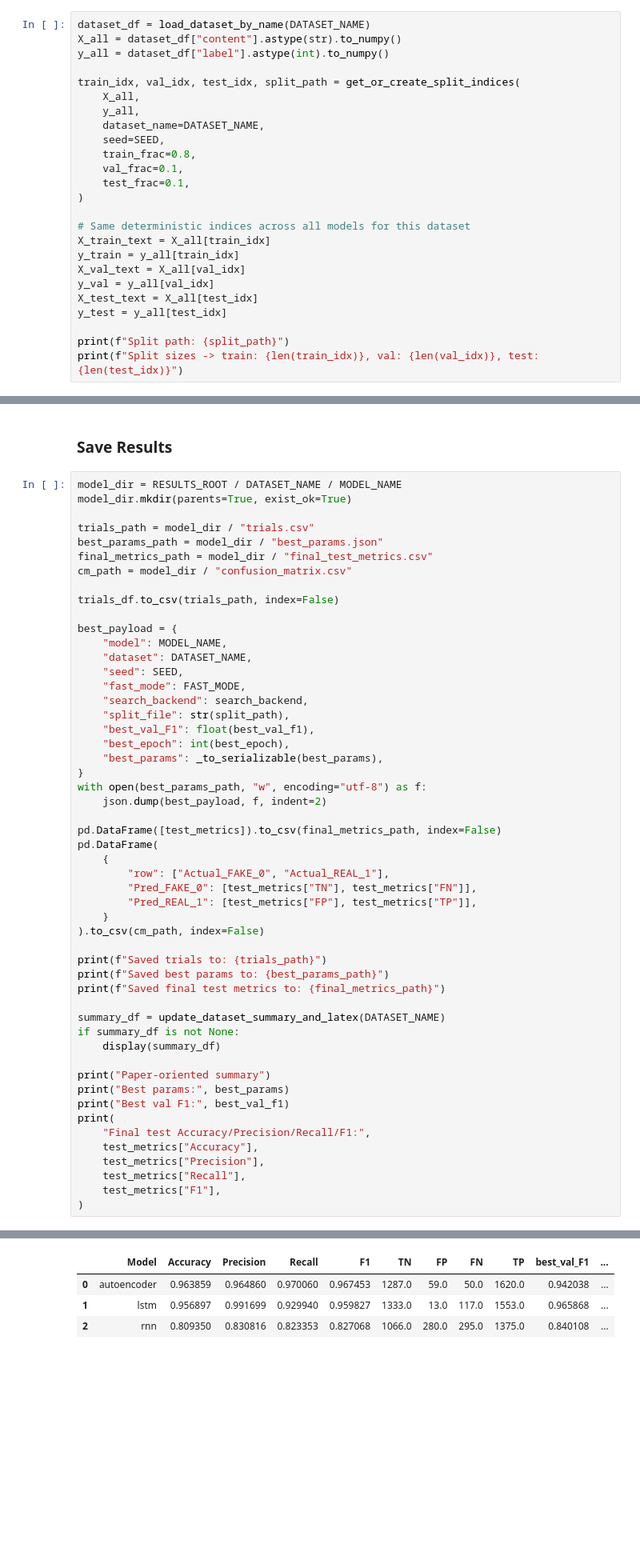
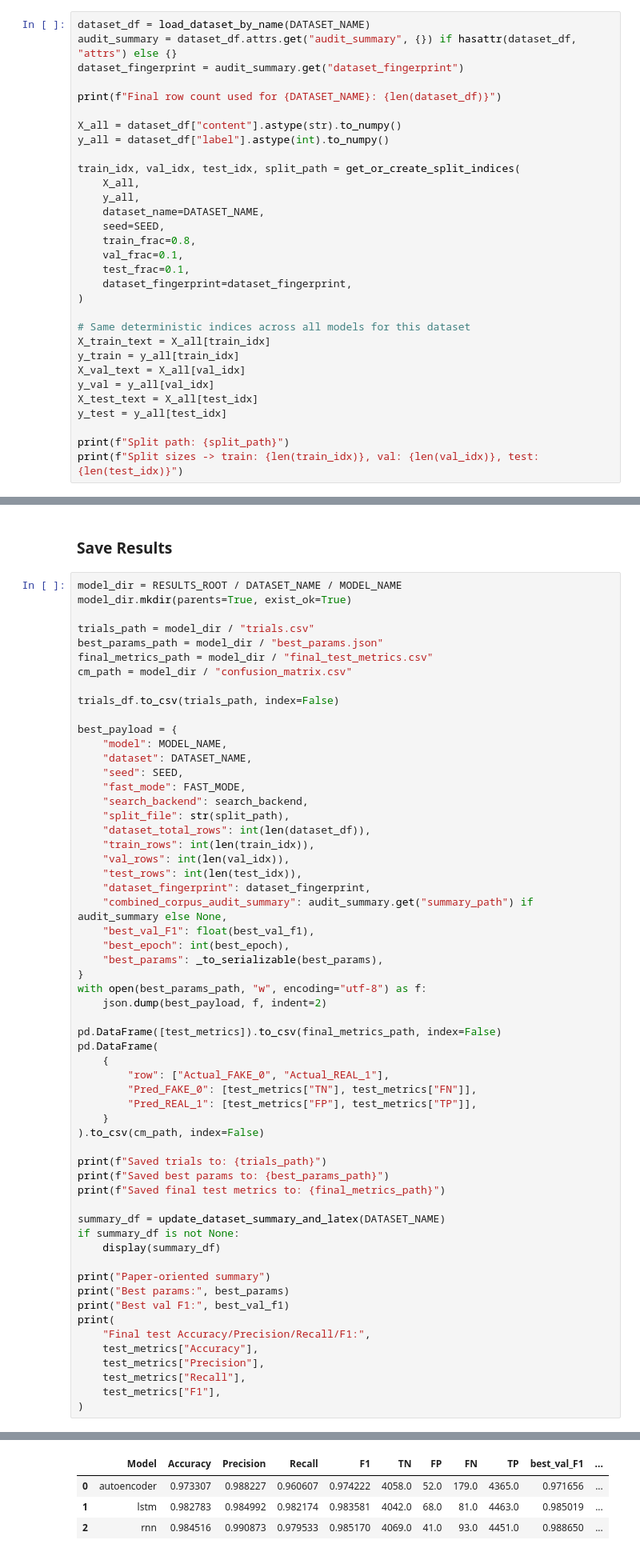
Before and after one commit to Matt-Muscedere/Machine-Learning-Methods-for-Automated-Fake-News-Detection, a Jupyter notebook: Autoencoder.ipynb, the cells around one changed output, grey strips where cells are left out. Shown at 80% size. Saved outputs shown, nothing was run; the diff lists cells and outputs as text; blank space fills up the shorter version.

Commit message:
Add Autoencoder results

```diff
--- a/Autoencoder.ipynb
+++ b/Autoencoder.ipynb
@@ -1073,6 +1091,11 @@ Current DATASET_NAME: combined_corpus
 ### Create/Load Deterministic Splits
 # %%
 dataset_df = load_dataset_by_name(DATASET_NAME)
+audit_summary = dataset_df.attrs.get("audit_summary", {}) if hasattr(dataset_df, "attrs") else {}
+dataset_fingerprint = audit_summary.get("dataset_fingerprint")
+
+print(f"Final row count used for {DATASET_NAME}: {len(dataset_df)}")
+
 X_all = dataset_df["content"].astype(str).to_numpy()
 y_all = dataset_df["label"].astype(int).to_numpy()
 
@@ -1084,6 +1107,7 @@ train_idx, val_idx, test_idx, split_path = get_or_create_split_indices(
     train_frac=0.8,
     val_frac=0.1,
     test_frac=0.1,
+    dataset_fingerprint=dataset_fingerprint,
 )
 
 # Same deterministic indices across all models for this dataset
@@ -1457,6 +1480,12 @@ best_payload = {
     "fast_mode": FAST_MODE,
     "search_backend": search_backend,
     "split_file": str(split_path),
+    "dataset_total_rows": int(len(dataset_df)),
+    "train_rows": int(len(train_idx)),
+    "val_rows": int(len(val_idx)),
+    "test_rows": int(len(test_idx)),
+    "dataset_fingerprint": dataset_fingerprint,
+    "combined_corpus_audit_summary": audit_summary.get("summary_path") if audit_summary else None,
     "best_val_F1": float(best_val_f1),
     "best_epoch": int(best_epoch),
     "best_params": _to_serializable(best_params),
@@ -1471,35 +1500,35 @@ pd.DataFrame(
         "Pred_FAKE_0": [test_metrics["TN"], test_metrics["FN"]],
         "Pred_REAL_1": [test_metrics["FP"], test_metrics["TP"]],
     }
 ).to_csv(cm_path, index=False)
 
 print(f"Saved trials to: {trials_path}")
 print(f"Saved best params to: {best_params_path}")
 print(f"Saved final test metrics to: {final_metrics_path}")
 
 summary_df = update_dataset_summary_and_latex(DATASET_NAME)
 if summary_df is not None:
     display(summary_df)
 
 print("Paper-oriented summary")
 print("Best params:", best_params)
 print("Best val F1:", best_val_f1)
 print(
     "Final test Accuracy/Precision/Recall/F1:",
     test_metrics["Accuracy"],
     test_metrics["Precision"],
     test_metrics["Recall"],
     test_metrics["F1"],
 )
 # %% [output]
 Saved trials to: /home/muscede2/Machine-Learning-Methods-for-Automated-Fake-News-Detection/results/combined_corpus/autoencoder/trials.csv
 Saved best params to: /home/muscede2/Machine-Learning-Methods-for-Automated-Fake-News-Detection/results/combined_corpus/autoencoder/best_params.json
 Saved final test metrics to: /home/muscede2/Machine-Learning-Methods-for-Automated-Fake-News-Detection/results/combined_corpus/autoencoder/final_test_metrics.csv
 Saved dataset summary: /home/muscede2/Machine-Learning-Methods-for-Automated-Fake-News-Detection/results/combined_corpus/final_summary.csv
 Saved LaTeX table: /home/muscede2/Machine-Learning-Methods-for-Automated-Fake-News-Detection/results/combined_corpus/final_table.tex
 |  | Model | Accuracy | Precision | Recall | F1 | TN | FP | FN | TP | best_val_F1 | ... |
-| 0 | autoencoder | 0.963859 | 0.964860 | 0.970060 | 0.967453 | 1287.0 | 59.0 | 50.0 | 1620.0 | 0.942038 | ... |
-| 1 | lstm | 0.956897 | 0.991699 | 0.929940 | 0.959827 | 1333.0 | 13.0 | 117.0 | 1553.0 | 0.965868 | ... |
-| 2 | rnn | 0.809350 | 0.830816 | 0.823353 | 0.827068 | 1066.0 | 280.0 | 295.0 | 1375.0 | 0.840108 | ... |
+| 0 | autoencoder | 0.973307 | 0.988227 | 0.960607 | 0.974222 | 4058.0 | 52.0 | 179.0 | 4365.0 | 0.971656 | ... |
+| 1 | lstm | 0.982783 | 0.984992 | 0.982174 | 0.983581 | 4042.0 | 68.0 | 81.0 | 4463.0 | 0.985019 | ... |
+| 2 | rnn | 0.984516 | 0.990873 | 0.979533 | 0.985170 | 4069.0 | 41.0 | 93.0 | 4451.0 | 0.988650 | ... |
 Paper-oriented summary
 Best params: {'hidden_size': 64, 'dropout': 0.4847923138822793, 'lr': 0.0003550304858128307, 'pretrain_epochs': 8, 'finetune_epochs': 8, 'loss_weight_cls': 1.3968499682166278, 'batch_size': 8, 'max_le ...
```
Also changed, not shown: parts of 9 cells of this notebook.
